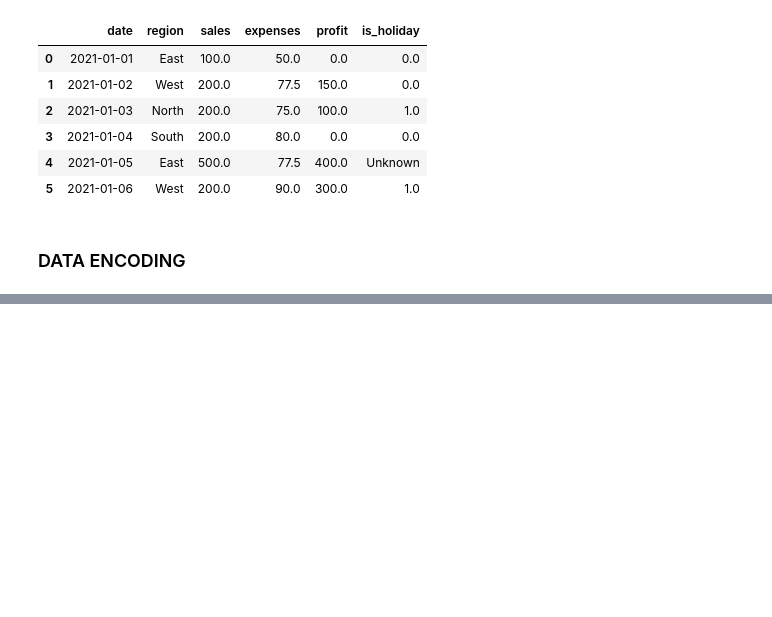
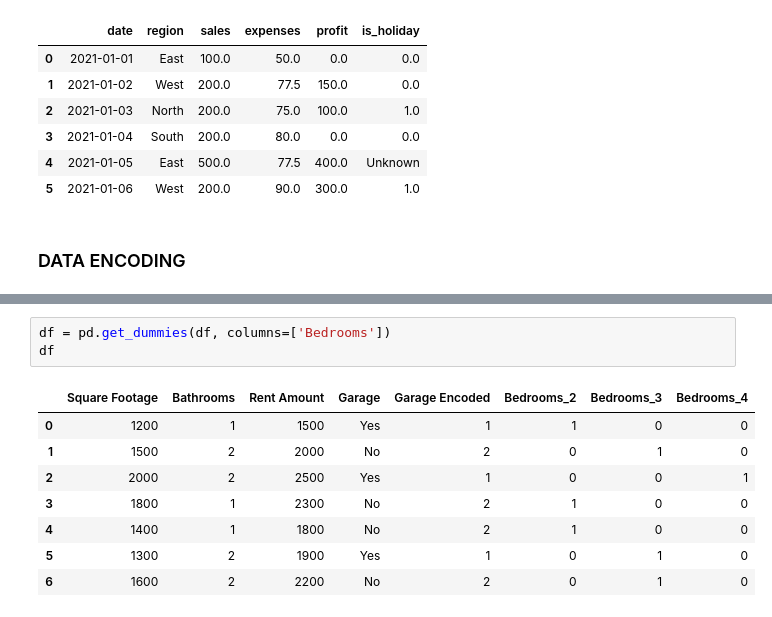
Before and after one commit to amenhasfaw/DPFE, a Jupyter notebook: CODE/Basic_Analysis.ipynb, the cells around one changed output, grey strips where cells are left out. Cells and saved outputs as stored; diff of their text form; blank space fills up the shorter version.

```diff
--- a/CODE/Basic_Analysis.ipynb
+++ b/CODE/Basic_Analysis.ipynb
@@ -338,0 +373,12 @@ sales_df
+# %%
+df = pd.get_dummies(df, columns=['Bedrooms'])
+df
+# %% [output]
+|  | Square Footage | Bathrooms | Rent Amount | Garage | Garage Encoded | Bedrooms_2 | Bedrooms_3 | Bedrooms_4 |
+| 0 | 1200 | 1 | 1500 | Yes | 1 | 1 | 0 | 0 |
+| 1 | 1500 | 2 | 2000 | No | 2 | 0 | 1 | 0 |
+| 2 | 2000 | 2 | 2500 | Yes | 1 | 0 | 0 | 1 |
+| 3 | 1800 | 1 | 2300 | No | 2 | 1 | 0 | 0 |
+| 4 | 1400 | 1 | 1800 | No | 2 | 1 | 0 | 0 |
+| 5 | 1300 | 2 | 1900 | Yes | 1 | 0 | 1 | 0 |
+| 6 | 1600 | 2 | 2200 | No | 2 | 0 | 1 | 0 |
```
Also changed, not shown: parts of 5 cells of this notebook.
